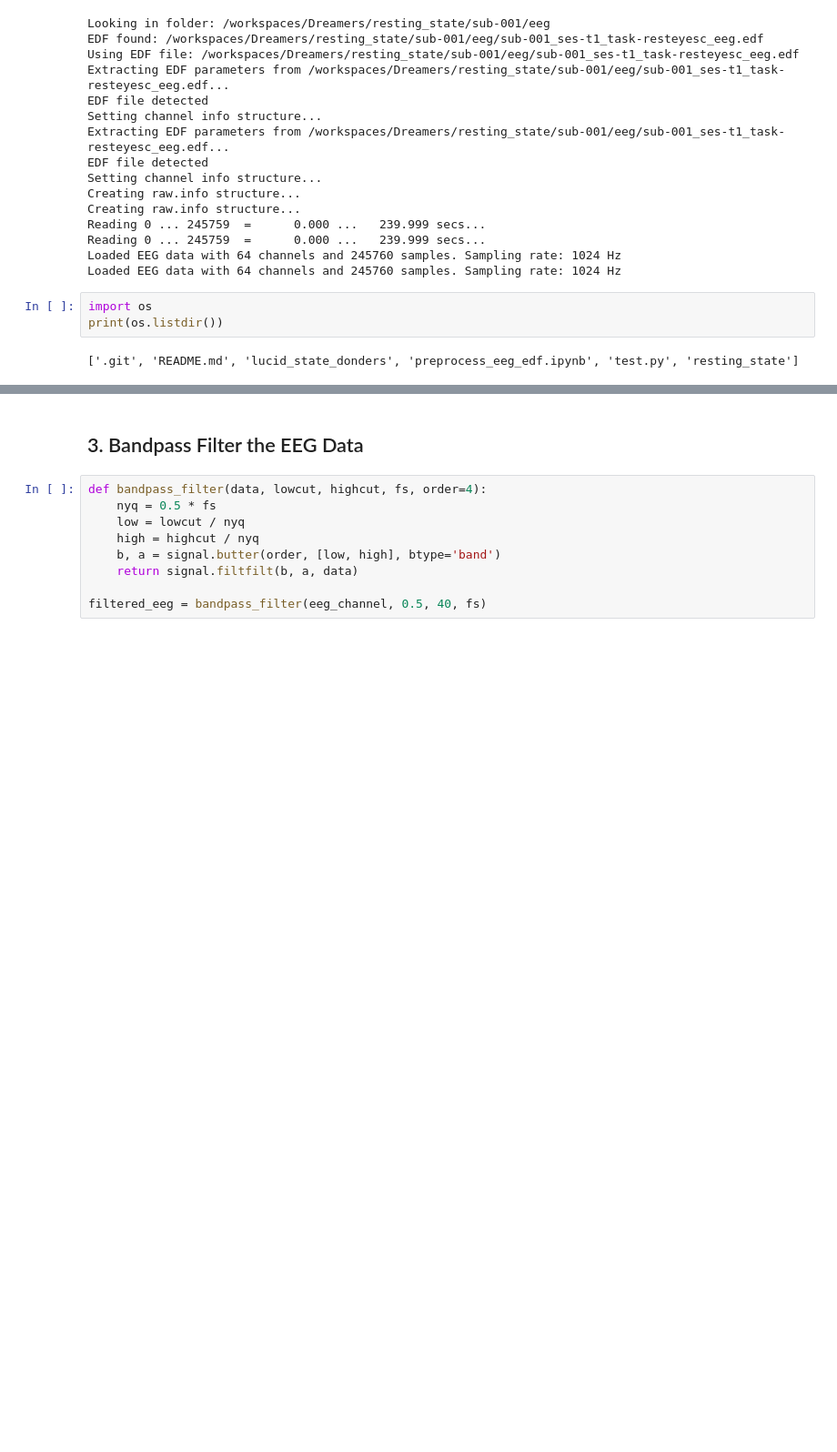
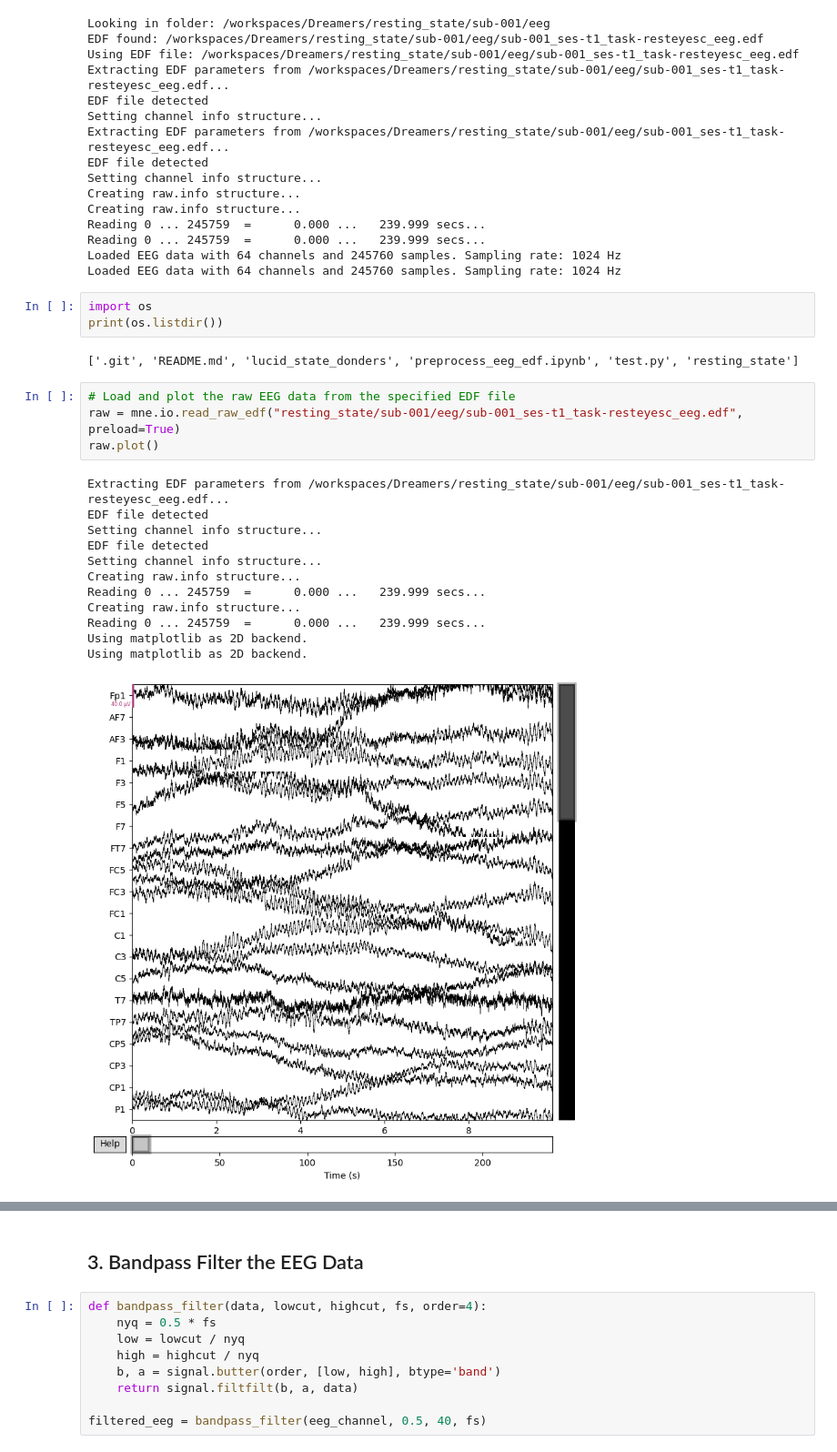
Before and after one commit to serenityplee/Dreamers, a Jupyter notebook: preprocess_eeg_edf.ipynb, the cells around one changed output, grey strips where cells are left out. Shown at 91% size. Saved outputs shown, nothing was run; the diff lists cells and outputs as text; blank space fills up the shorter version.

Commit message:
add raw data plotting

```diff
--- a/preprocess_eeg_edf.ipynb
+++ b/preprocess_eeg_edf.ipynb
@@ -87,3 +69,20 @@ import os
 print(os.listdir())
 # %% [output]
 ['.git', 'README.md', 'lucid_state_donders', 'preprocess_eeg_edf.ipynb', 'test.py', 'resting_state']
+# %%
+# Load and plot the raw EEG data from the specified EDF file
+raw = mne.io.read_raw_edf("resting_state/sub-001/eeg/sub-001_ses-t1_task-resteyesc_eeg.edf", preload=True)
+raw.plot()
+# %% [output]
+Extracting EDF parameters from /workspaces/Dreamers/resting_state/sub-001/eeg/sub-001_ses-t1_task-resteyesc_eeg.edf...
+EDF file detected
+Setting channel info structure...
+EDF file detected
+Setting channel info structure...
+Creating raw.info structure...
+Reading 0 ... 245759  =      0.000 ...   239.999 secs...
+Creating raw.info structure...
+Reading 0 ... 245759  =      0.000 ...   239.999 secs...
+Using matplotlib as 2D backend.
+Using matplotlib as 2D backend.
+[figure, added]
```
Also changed, not shown: parts of 2 cells of this notebook.
